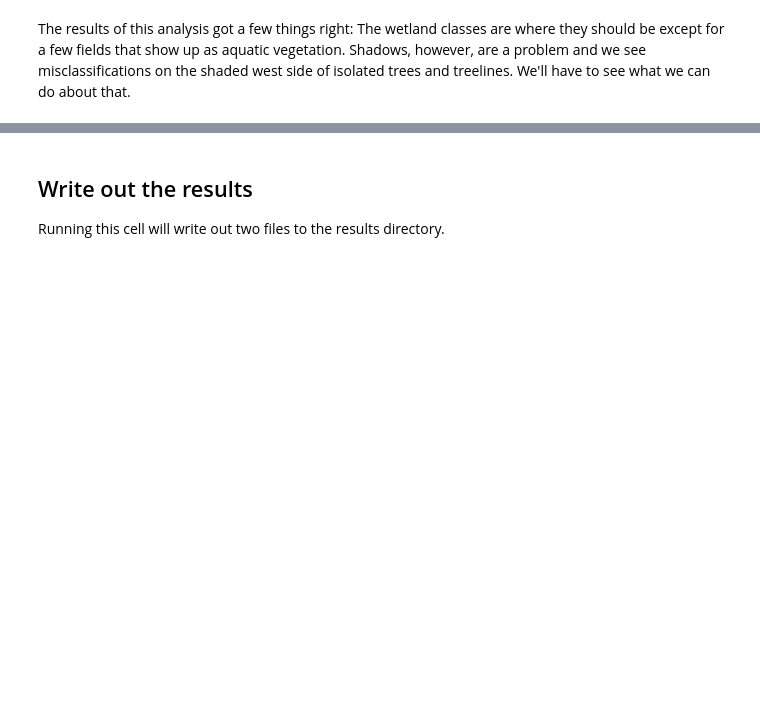
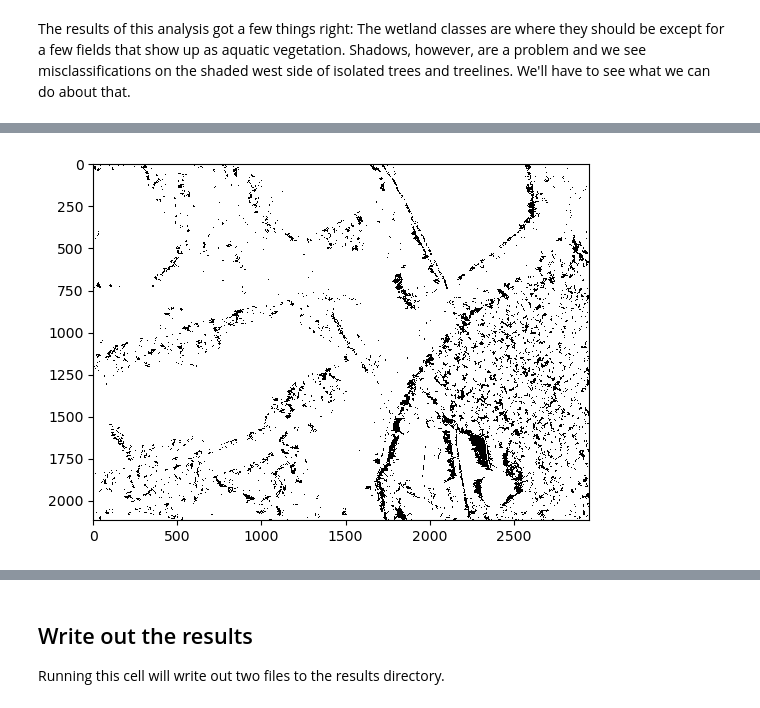
Before and after one commit to mrahnis/nb-vegetation, a Jupyter notebook: Veggie-Forest.ipynb, the cells around one changed output, grey strips where cells are left out. Saved outputs shown, nothing was run; the diff lists cells and outputs as text; code cells hidden in the pictures; blank space fills up the shorter version.

```diff
--- a/Veggie-Forest.ipynb
+++ b/Veggie-Forest.ipynb
@@ -140,0 +155,10 @@ The results of this analysis got a few things right: The wetland classes are whe
+# %%
+# this mask the shade pixels will be True and sunlight pixels will be False
+shade = (rgb[3,:,:] > 75) & (rgb[3,:,:] < 110)
+
+fig, ax = plt.subplots(1, 1)
+ax.imshow(shade, cmap='gray_r', interpolation='none')
+
+plt.show()
+# %% [output]
+[figure, added]
```
Also changed, not shown: parts of 7 cells of this notebook.
